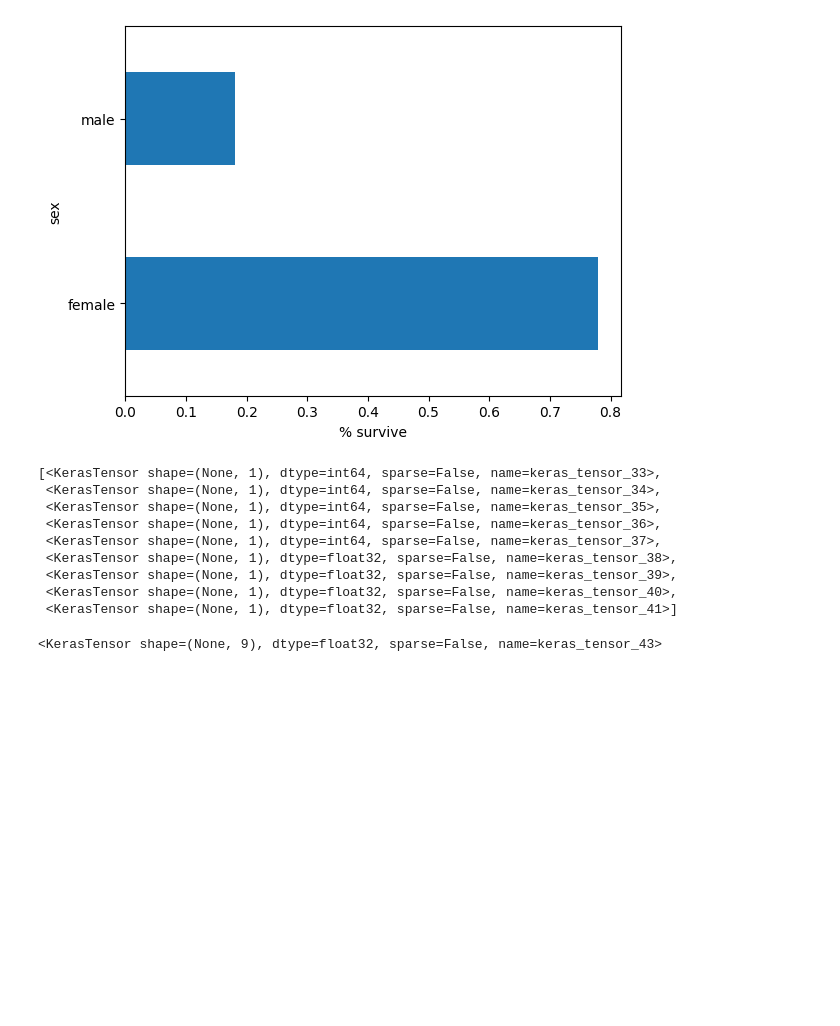
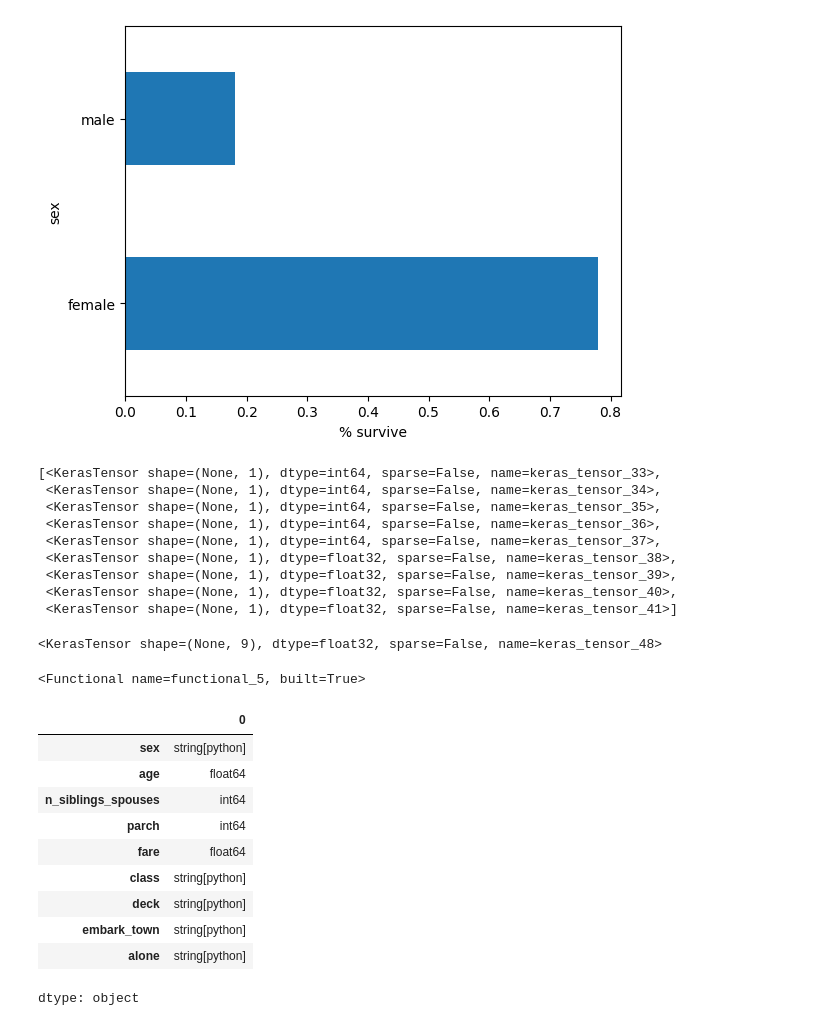
Before and after one commit to nitish9801/colab, a Jupyter notebook: TensorFlow.ipynb, the cells around one changed output. Drawn from its saved outputs; the diff is of its cells as text; code cells hidden in the pictures; blank space fills up the shorter version.

```diff
--- a/TensorFlow.ipynb
+++ b/TensorFlow.ipynb
@@ -118,7 +118,32 @@ for feature_name in NUMERIC_COLUMNS:
 x = tf.keras.layers.concatenate(preprocessing_layers)
 
 preprocessing_model = tf.keras.Model(inputs=inputs, outputs=x)
-preprocessed_output = preprocessing_model(inputs)
-print(preprocessed_output)
+preprocessed_output = preprocessing_model(dict(dftrain))
 # %% [output]
-<KerasTensor shape=(None, 9), dtype=float32, sparse=False, name=keras_tensor_43>
+<KerasTensor shape=(None, 9), dtype=float32, sparse=False, name=keras_tensor_48>
+# %%
+# use output of preprocessing model
+x = preprocessing_model.output
+output = tf.keras.layers.Dense(1, activation='sigmoid')(x)
+model = tf.keras.Model(inputs=preprocessing_model.input, outputs=output)
+model
+# %% [output]
+<Functional name=functional_5, built=True>
+# %%
+for col in CATEGORICAL_COLUMNS:
+    dftrain[col] = dftrain[col].astype("string")
+    dfeval[col] = dfeval[col].astype("string")
+
+dftrain.dtypes
+# %% [output]
+|  | 0 |
+| sex | string[python] |
+| age | float64 |
+| n_siblings_spouses | int64 |
+| parch | int64 |
+| fare | float64 |
+| class | string[python] |
+| deck | string[python] |
+| embark_town | string[python] |
+| alone | string[python] |
+dtype: object
```
Also changed, not shown: parts of 2 cells of this notebook.
